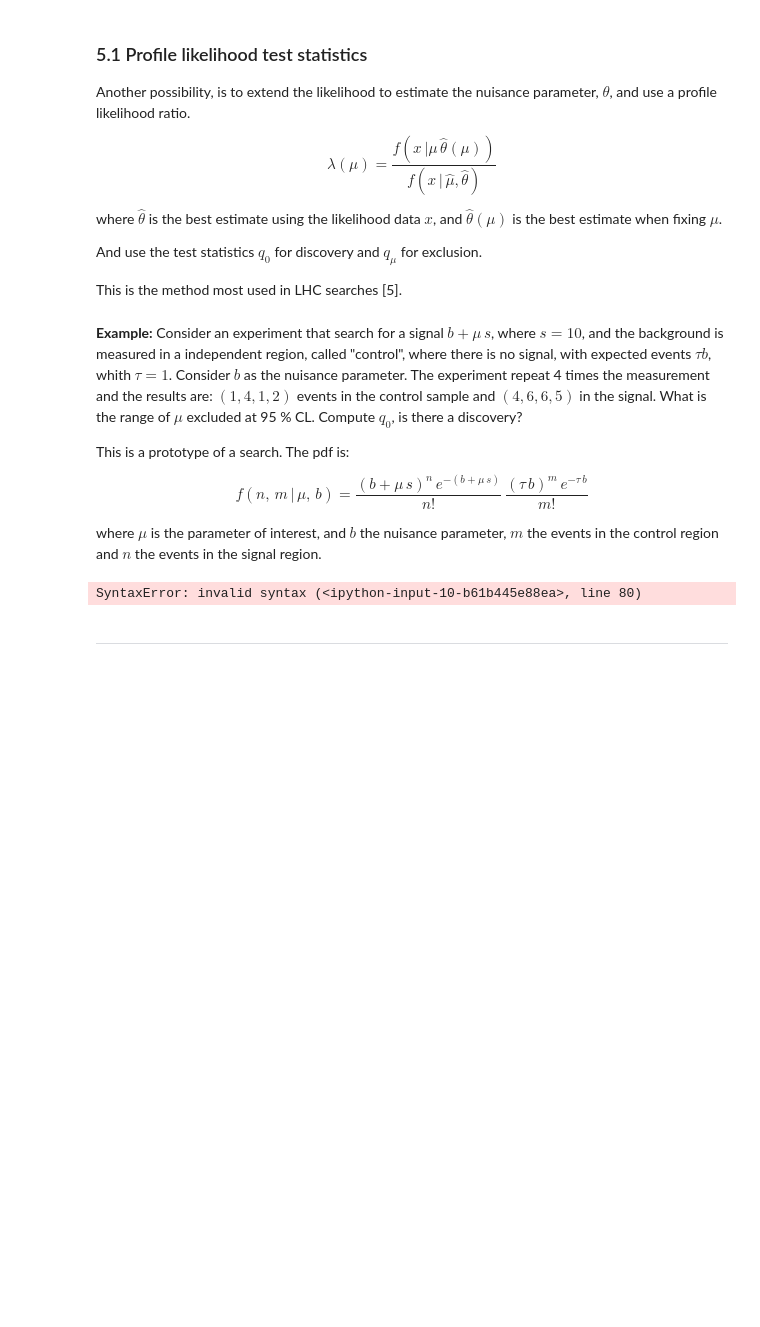
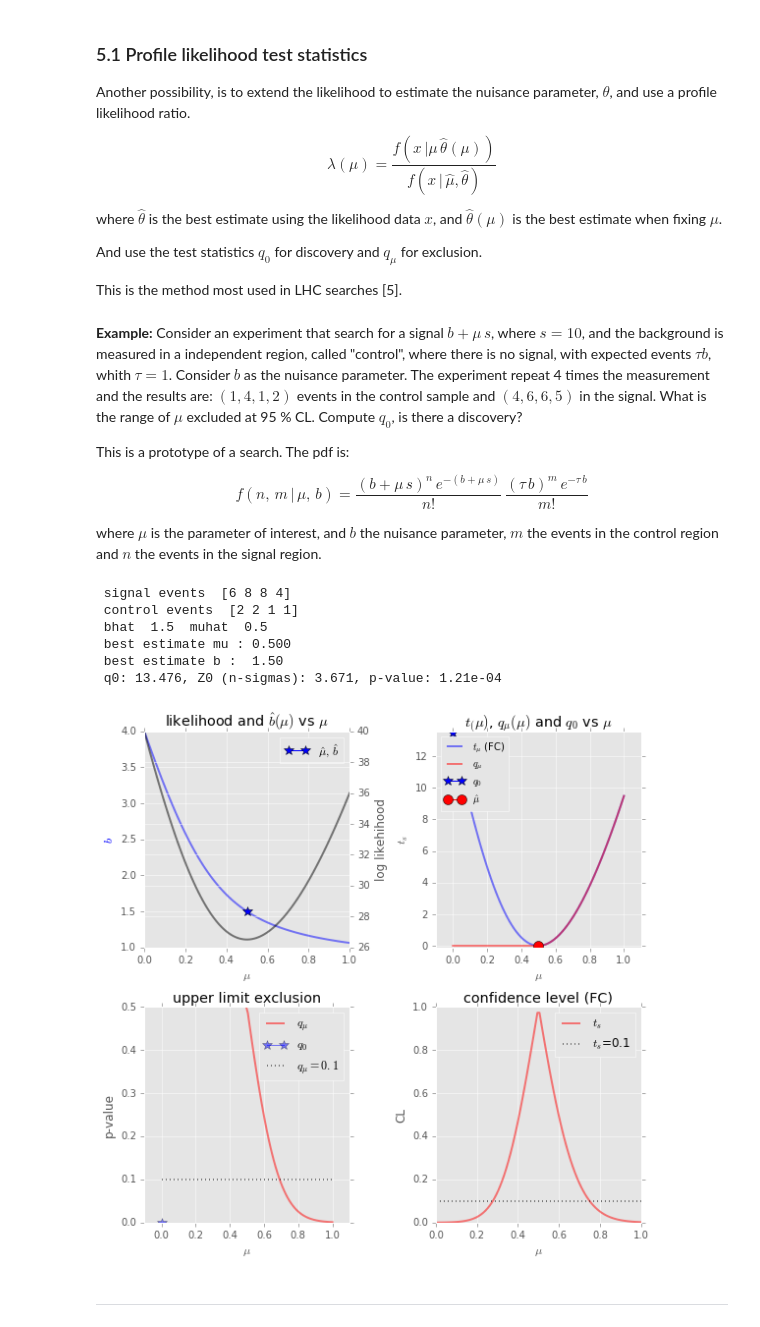
Before and after one commit to jahernando/uscdatanacourse, a Jupyter notebook: HypoTest.ipynb, the cells around one changed output. Cells and saved outputs as stored; diff of their text form; code cells hidden in the pictures; blank space fills up the shorter version.

Commit message:
minor error

```diff
--- a/HypoTest.ipynb
+++ b/HypoTest.ipynb
@@ -630,8 +630,7 @@ print ' best estimate b : {:5.2f}'.format(bhat)
 q0val = q0(ns, ms, 0., bhat)
 p0val = pvalue(q0val)
 print ' q0: {:5.3f}, Z0 (n-sigmas): {:5.3f}, p-value: {:1.2e}'.format(q0val,
-                                                                      np.sqrt(q0val), p
-                                                                      0val)
+                                                                      np.sqrt(q0val), p0val)
 
 mus = np.linspace(0., 1., 100.)
 tss = np.array([ts(ns, ms, imu, muhat, bhat) for imu in mus])
@@ -672,34 +671,40 @@ ax1.set_xlim(-0.1, 1.1)
 ax1.set_ylim(-0.1, np.max(tss)+0.1)
 ax1.legend(fontsize=10, loc=2)
 ax1.set_xlabel('$\mu$')
 ax1.set_ylabel('$t_s$')
 ax1.set_title('$t_(\mu)$, $q_\mu(\mu)$ and $q_0$ vs $\mu$')
 
 ax2.plot(mus, pqssval, alpha=0.5, lw=2, color='red', label = r'$q_\mu$')
 ax2.set_xlim(-0.1, 1.1)
 ax2.plot(0., p0val, alpha=0.5, color='blue',
          marker='*', markersize=10, label='$q_0$')
 ax2.plot((0., 1.), (0.1, 0.1), alpha=0.5, lw=2, color='black', ls=':',
         label=r'$q_\mu=0.1$')
 ax2.set_xlabel('$\mu$')
 ax2.set_ylabel('p-value')
 ax2.set_title('upper limit exclusion')
 ax2.legend()
 
 ax3.plot(mus, ptssval, alpha=0.5, lw=2, color='red', label=r'$t_s$')
 ax2.set_xlim(-0.1, 1.1)
 ax3.plot((0., 1.), (0.1, 0.1), alpha=0.5, lw=2, color='black', ls=':',
         label=r'$t_s$=0.1')
 #ax3.plot((0., 1.), (0.95, 0.95), alpha=0.5, lw=2, color='black', ls=':')
 ax3.set_xlabel('$\mu$')
 ax3.set_ylabel('CL')
 ax3.legend()
 ax3.set_title('confidence level (FC)')
 
 fig.tight_layout()
 fig.savefig('figs/ht_qmu_nuisance.png')
 # %% [output]
-SyntaxError: invalid syntax (<ipython-input-10-b61b445e88ea>, line 80)
+ signal events  [6 8 8 4]
+ control events  [2 2 1 1]
+ bhat  1.5  muhat  0.5
+ best estimate mu : 0.500
+ best estimate b :  1.50
+ q0: 13.476, Z0 (n-sigmas): 3.671, p-value: 1.21e-04
+[figure, added]
 # %% [markdown]
 ---
 # %% [markdown]
```
Also changed, not shown: parts of 10 cells of this notebook.
